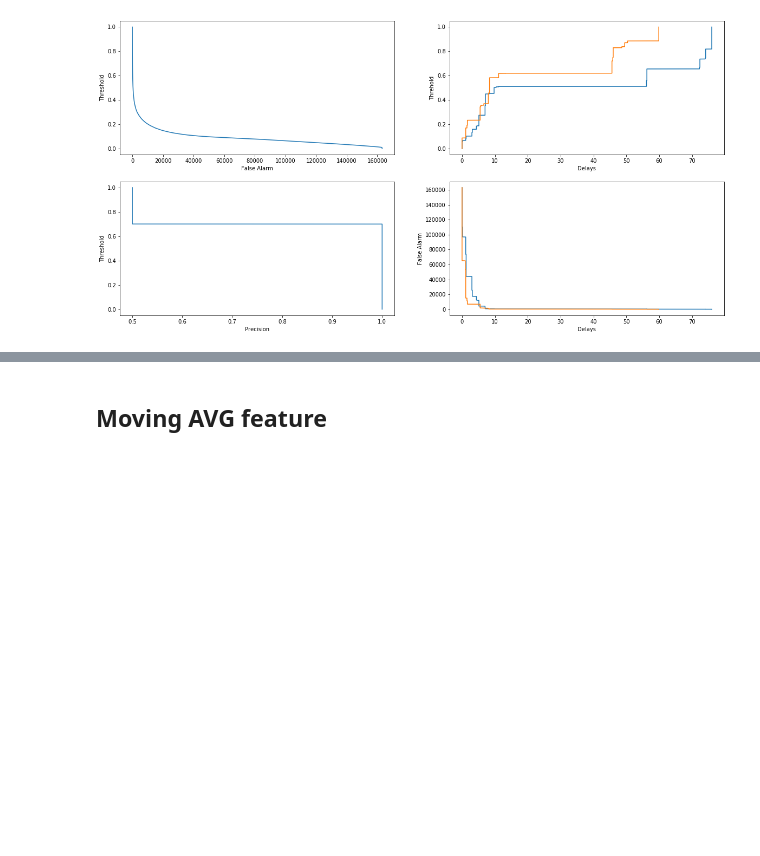
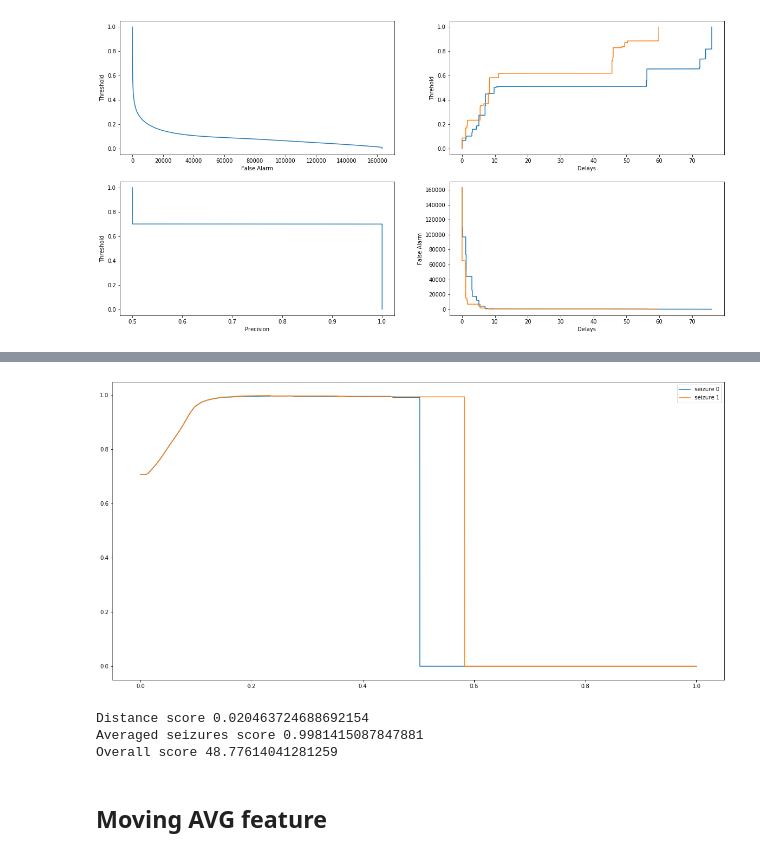
Before and after one commit to sinitame/ieeg-ml-project, a Jupyter notebook: notebooks/Feature_selection_patient_1.ipynb, the cells around one changed output, grey strips where cells are left out. Saved outputs shown, nothing was run; the diff lists cells and outputs as text; code cells hidden in the pictures; blank space fills up the shorter version.

```diff
--- a/notebooks/Feature_selection_patient_1.ipynb
+++ b/notebooks/Feature_selection_patient_1.ipynb
@@ -134,3 +164,5 @@ plt_all_metrics = plot_metrics(thresholds, false_alarms_energy, delays_energy, p
 plt_all_metrics = plot_metrics(thresholds, false_alarms_line_length, delays_line_length, precisions_line_length)
 # %% [output]
 [figure]
+# %%
+scores_line_length = compute_score_on_seizures(thresholds, false_alarms_line_length, precisions_line_length, delays_line_length, weights)
@@ -137,3 +179,13 @@ plt_all_metrics = plot_metrics(thresholds, false_alarms_line_length, delays_line
+# %%
+plot_scores(thresholds, scores_line_length)
+# %% [output]
+[figure, added]
+# %%
+compute_overall_score(thresholds, scores_line_length)
+# %% [output]
+Distance score 0.020463724688692154
+Averaged seizures score 0.9981415087847881
+Overall score 48.77614041281259
 # %% [markdown]
 ## Moving AVG feature
 # %%
```
Also changed, not shown: parts of 11 cells of this notebook, 4 other files.
